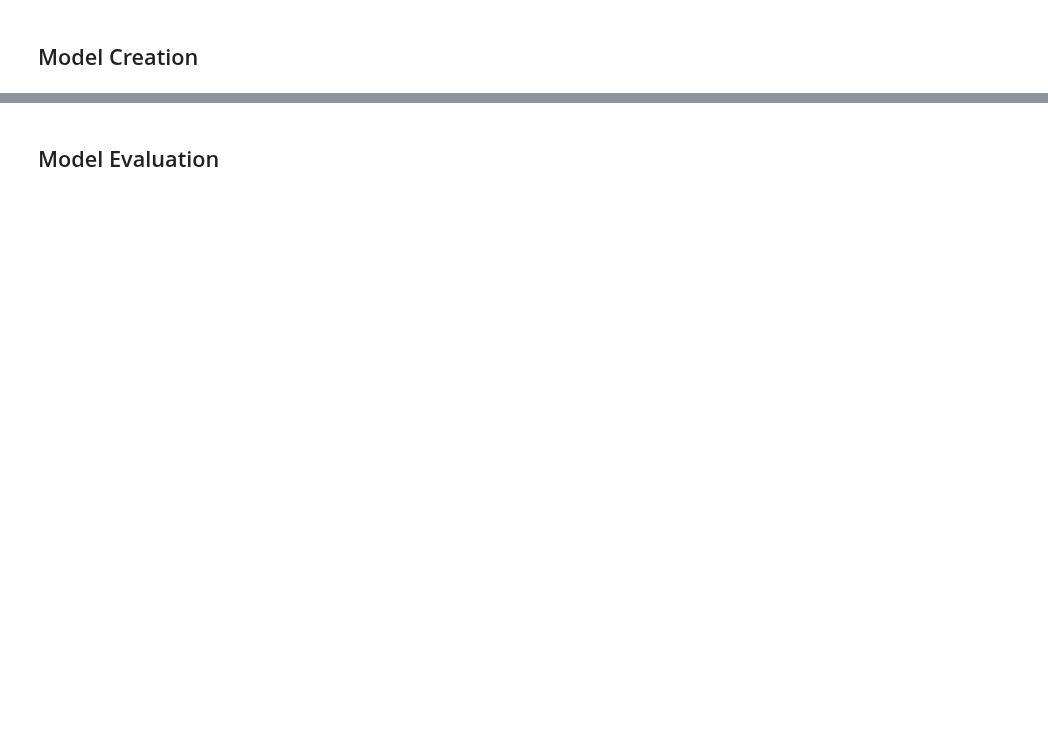
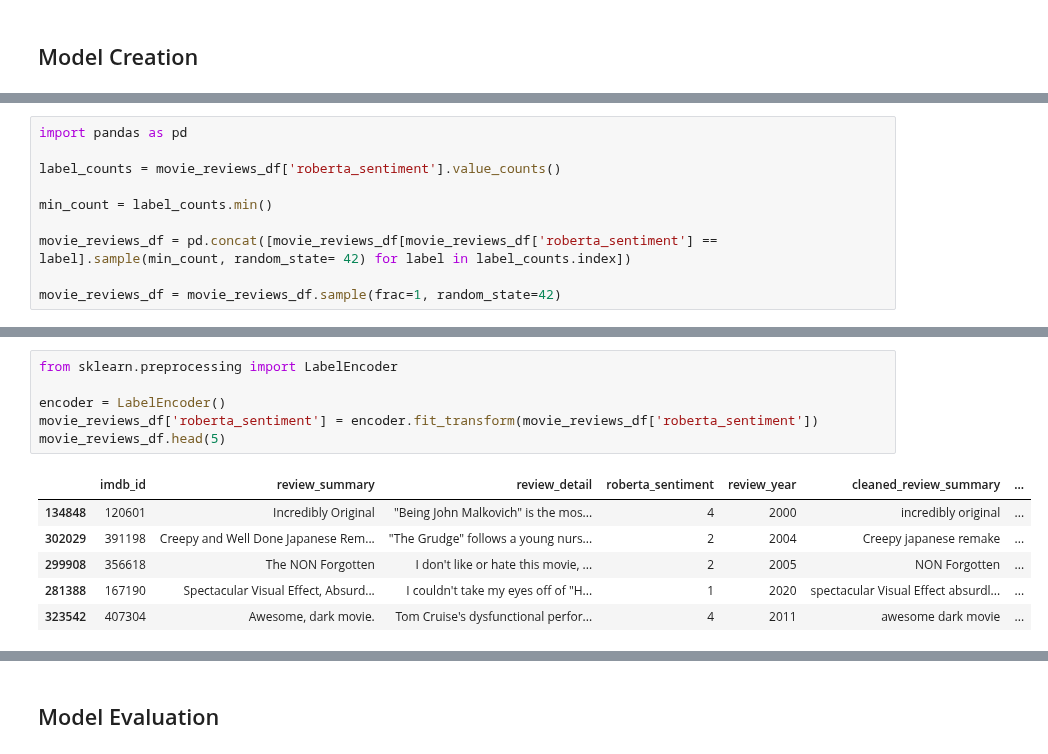
Before and after one commit to abccastro/Movie-Sentiment-Analysis, a Jupyter notebook: Movie Sentiment Analysis.ipynb, the cells around one changed output, grey strips where cells are left out. Saved outputs shown, nothing was run; the diff lists cells and outputs as text; blank space fills up the shorter version.

```diff
--- a/Movie Sentiment Analysis.ipynb
+++ b/Movie Sentiment Analysis.ipynb
@@ -590,0 +575,10 @@ kill I watch I like know know set kill individual leave dead wedding I kill like
+# %%
+import pandas as pd
+
+label_counts = movie_reviews_df['roberta_sentiment'].value_counts()
+
+min_count = label_counts.min()
+
+movie_reviews_df = pd.concat([movie_reviews_df[movie_reviews_df['roberta_sentiment'] == label].sample(min_count, random_state= 42) for label in label_counts.index])
+
+movie_reviews_df = movie_reviews_df.sample(frac=1, random_state=42)
@@ -590,0 +594,13 @@ kill I watch I like know know set kill individual leave dead wedding I kill like
+# %%
+from sklearn.preprocessing import LabelEncoder
+
+encoder = LabelEncoder()
+movie_reviews_df['roberta_sentiment'] = encoder.fit_transform(movie_reviews_df['roberta_sentiment'])
+movie_reviews_df.head(5)
+# %% [output]
+|  | imdb_id | review_summary | review_detail | roberta_sentiment | review_year | cleaned_review_summary | ... |
+| 134848 | 120601 | Incredibly Original | "Being John Malkovich" is the mos... | 4 | 2000 | incredibly original | ... |
+| 302029 | 391198 | Creepy and Well Done Japanese Rem... | "The Grudge" follows a young nurs... | 2 | 2004 | Creepy japanese remake | ... |
+| 299908 | 356618 | The NON Forgotten | I don't like or hate this movie, ... | 2 | 2005 | NON Forgotten | ... |
+| 281388 | 167190 | Spectacular Visual Effect, Absurd... | I couldn't take my eyes off of "H... | 1 | 2020 | spectacular Visual Effect absurdl... | ... |
+| 323542 | 407304 | Awesome, dark movie. | Tom Cruise's dysfunctional perfor... | 4 | 2011 | awesome dark movie | ... |
```
Also changed, not shown: parts of 32 cells of this notebook.
